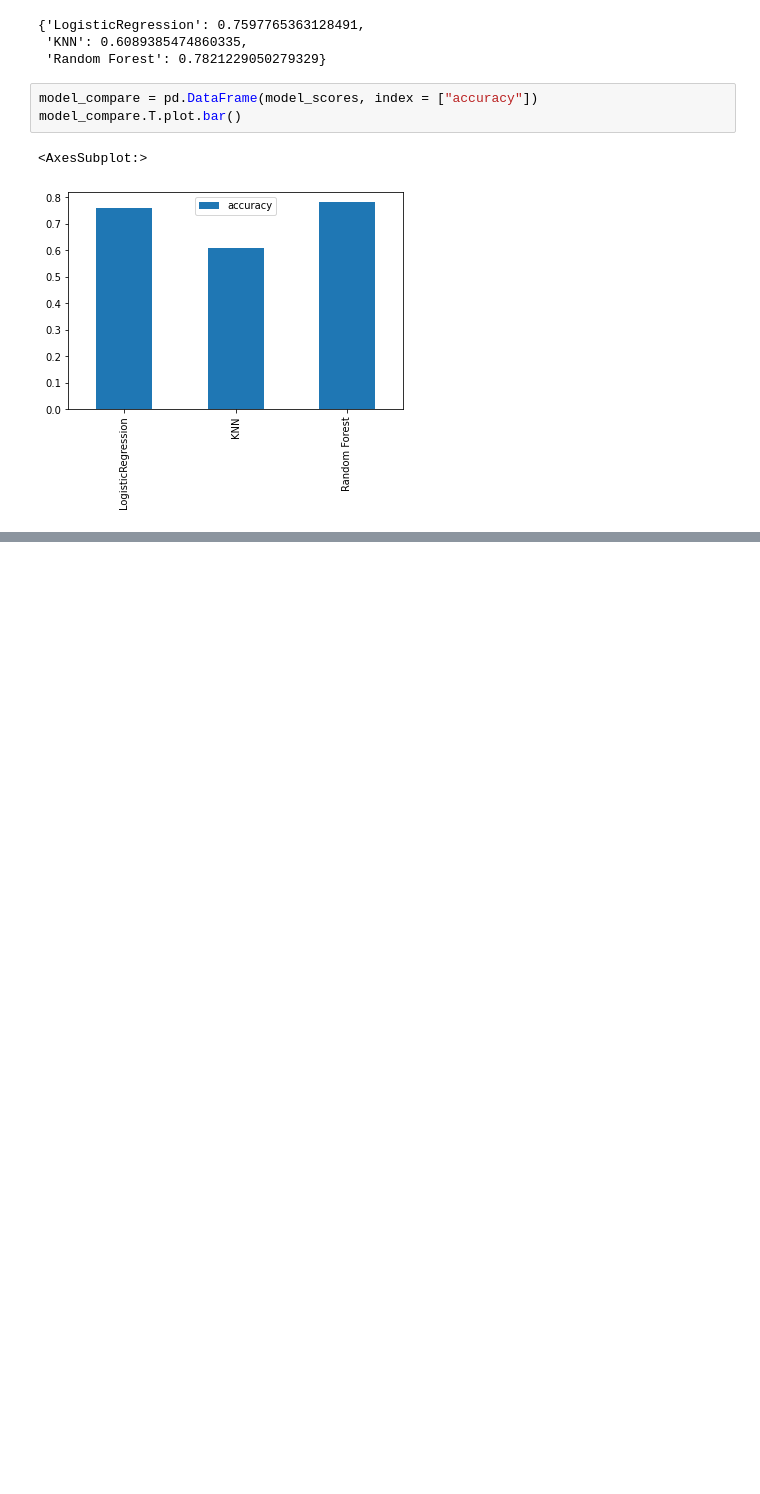
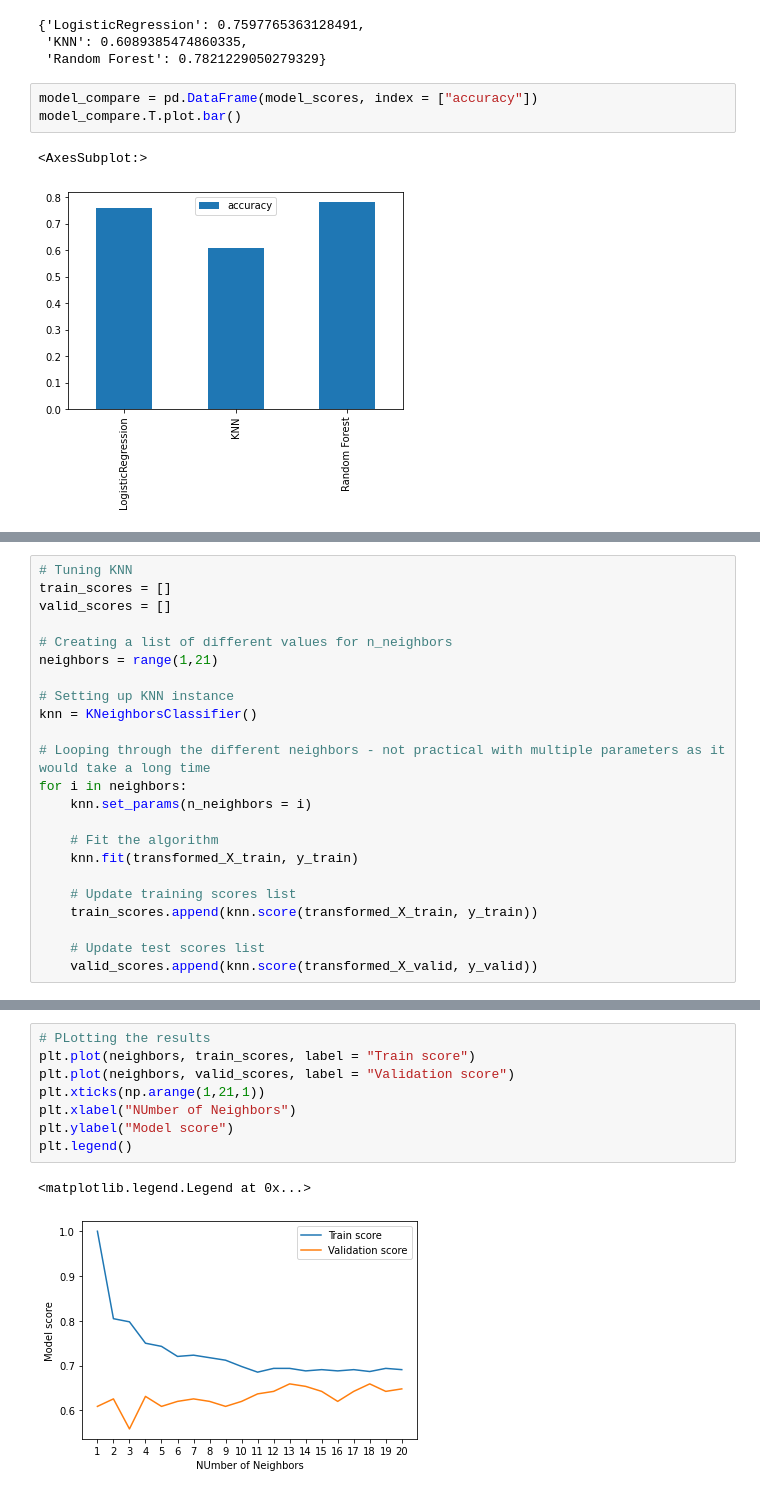
Before and after one commit to Shahnewaz-Karim/Titanic_survival_prediction_LogReg_KN_RF, a Jupyter notebook: Titanic survival prediction.ipynb, the cells around one changed output, grey strips where cells are left out. Drawn from its saved outputs; the diff is of its cells as text; blank space fills up the shorter version.

```diff
--- a/Titanic survival prediction.ipynb
+++ b/Titanic survival prediction.ipynb
@@ -628,0 +644,23 @@ model_compare.T.plot.bar()
+# %%
+# Tuning KNN
+train_scores = []
+valid_scores = []
+
+# Creating a list of different values for n_neighbors
+neighbors = range(1,21)
+
+# Setting up KNN instance
+knn = KNeighborsClassifier()
+
+# Looping through the different neighbors - not practical with multiple parameters as it would take a long time
+for i in neighbors:
+    knn.set_params(n_neighbors = i)
+
+    # Fit the algorithm
+    knn.fit(transformed_X_train, y_train)
+
+    # Update training scores list
+    train_scores.append(knn.score(transformed_X_train, y_train))
+
+    # Update test scores list
+    valid_scores.append(knn.score(transformed_X_valid, y_valid))
@@ -628,0 +713,11 @@ model_compare.T.plot.bar()
+# %%
+# PLotting the results
+plt.plot(neighbors, train_scores, label = "Train score")
+plt.plot(neighbors, valid_scores, label = "Validation score")
+plt.xticks(np.arange(1,21,1))
+plt.xlabel("NUmber of Neighbors")
+plt.ylabel("Model score")
+plt.legend()
+# %% [output]
+<matplotlib.legend.Legend at 0x...>
+[figure, added]
```
Also changed, not shown: parts of 6 cells of this notebook.
